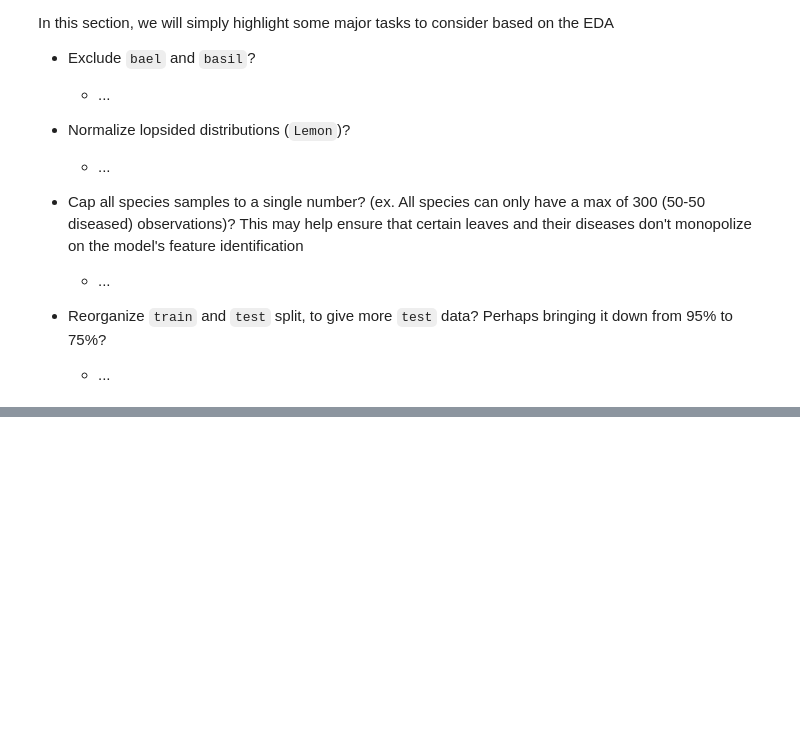
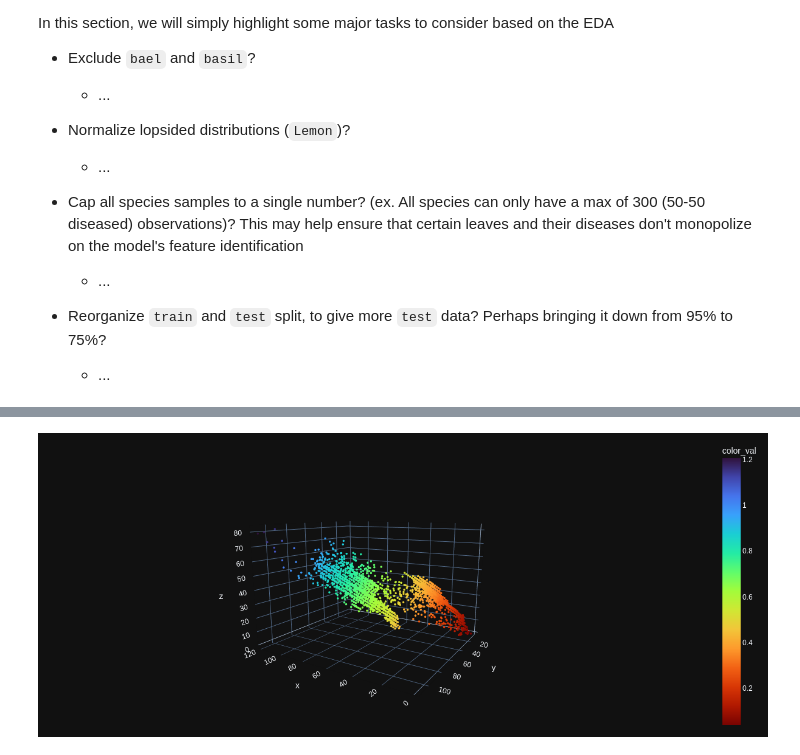
Before and after one commit to cricksmaidiene/leafydex, a Jupyter notebook: notebooks/eda.ipynb, the cells around one changed output, grey strips where cells are left out. Cells and saved outputs as stored; diff of their text form; code cells hidden in the pictures; blank space fills up the shorter version.

Commit message:
feat (eda): Adds plotly 3d rgb

```diff
--- a/notebooks/eda.ipynb
+++ b/notebooks/eda.ipynb
@@ -322,0 +351,33 @@ In this section, we will simply highlight some major tasks to consider based on
+# %%
+x, y, z, c = [], [], [], []
+pixel_access = img.load()
+
+for row in range(img.height):
+    for col in range(img.width):
+        pix = pixel_access[col, row]
+        new_col = (pix[0] / 255, pix[1] / 255, pix[2] / 255)
+
+        if new_col not in c:
+            x.append(pix[0])
+            y.append(pix[1])
+            z.append(pix[2])
+            c.append(new_col)
+
+color_df = pd.DataFrame(
+    data=[(xx, yy, zz, cc[0], cc[1], cc[2]) for xx,yy,zz,cc in zip(x,y,z,c)],
+    columns=['x', 'y', 'z', 'color_r', 'color_g', 'color_b']
+)
+
+color_df['color_val'] = color_df['color_r'] + color_df['color_g'] + color_df['color_b']
+
+fig = px.scatter_3d(
+    color_df, x=x, y=y, z=z, color='color_val', template='plotly_dark', color_continuous_scale=px.colors.sequential.Turbo_r
+)
+fig.update_traces(marker_size=2)
+fig.update_layout(margin=dict(l=10, r=10, b=10, t=10), width=1200, height=500)
+
+fig.update_layout(scene_camera_eye=dict(x=-1.25, y=2, z=0.5))
+# fig.show("plotly_mimetype+notebook")  use this arg 'plotly_mimetype+notebook' for interactive plot
+fig.show("png")
+# %% [output]
+[figure, added]
```
Also changed, not shown: parts of 10 cells of this notebook.
